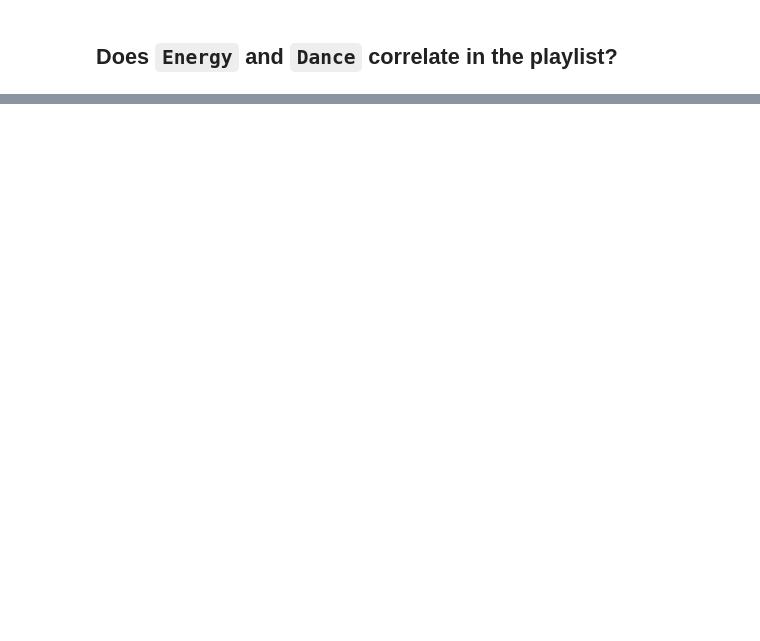
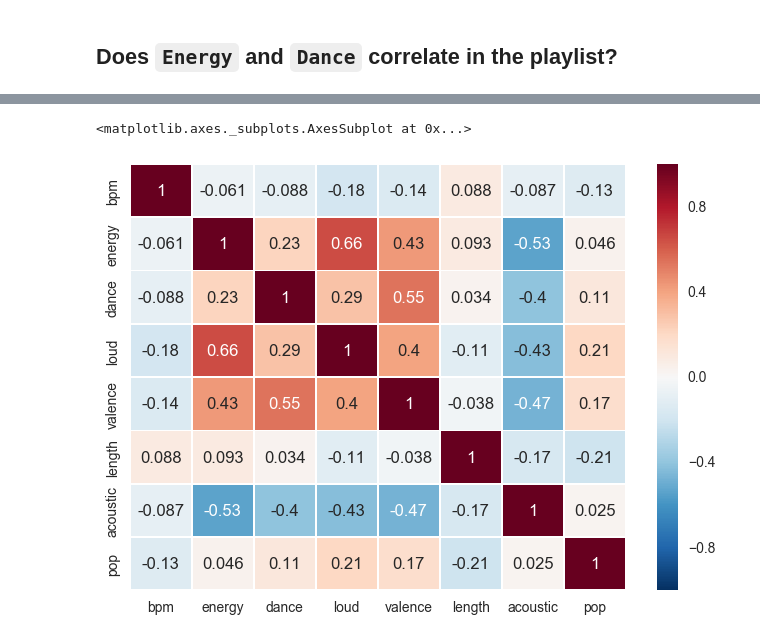
Before and after one commit to maguenza/spotify, a Jupyter notebook: spotify_music.ipynb, the cells around one changed output, grey strips where cells are left out. Saved outputs shown, nothing was run; the diff lists cells and outputs as text; code cells hidden in the pictures; blank space fills up the shorter version.

```diff
--- a/spotify_music.ipynb
+++ b/spotify_music.ipynb
@@ -100,0 +103,6 @@ iplot(fig, filename='playlist_dancing')
+# %%
+corr_df = df.copy() #df.corr(method='pearson')
+# %%
+corr_df = corr_df.drop(corr_df.columns[[0,1,2]], axis=1)
+# %%
+corr_df = corr_df.corr(method = 'pearson')
@@ -100,0 +121,8 @@ iplot(fig, filename='playlist_dancing')
+# %%
+sns.heatmap(corr_df,
+            xticklabels=corr_df.columns.values,
+            yticklabels=corr_df.columns.values,
+            linewidths=0.5, annot=True)
+# %% [output]
+<matplotlib.axes._subplots.AxesSubplot at 0x...>
+[figure, added]
```
Also changed, not shown: parts of 5 cells of this notebook.
